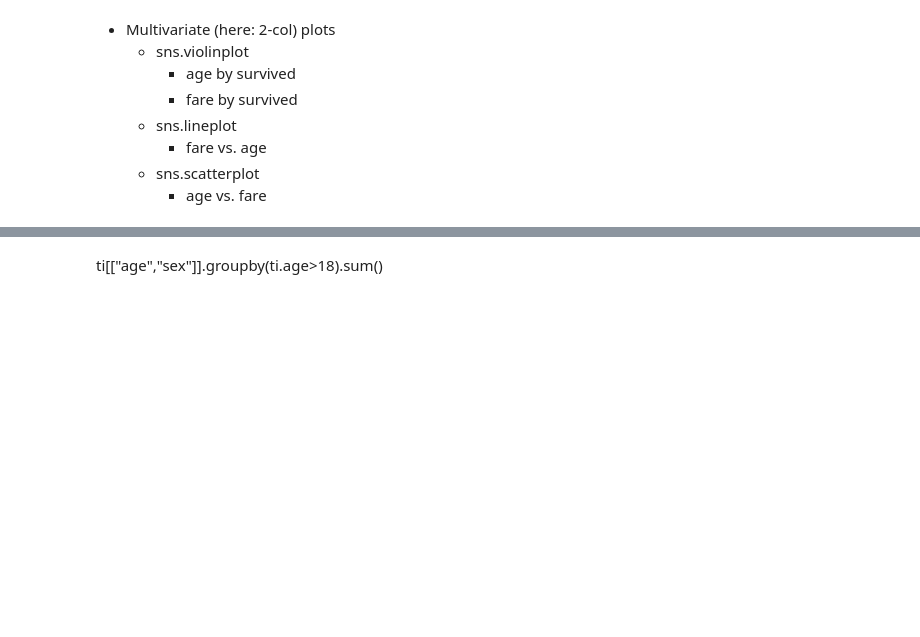
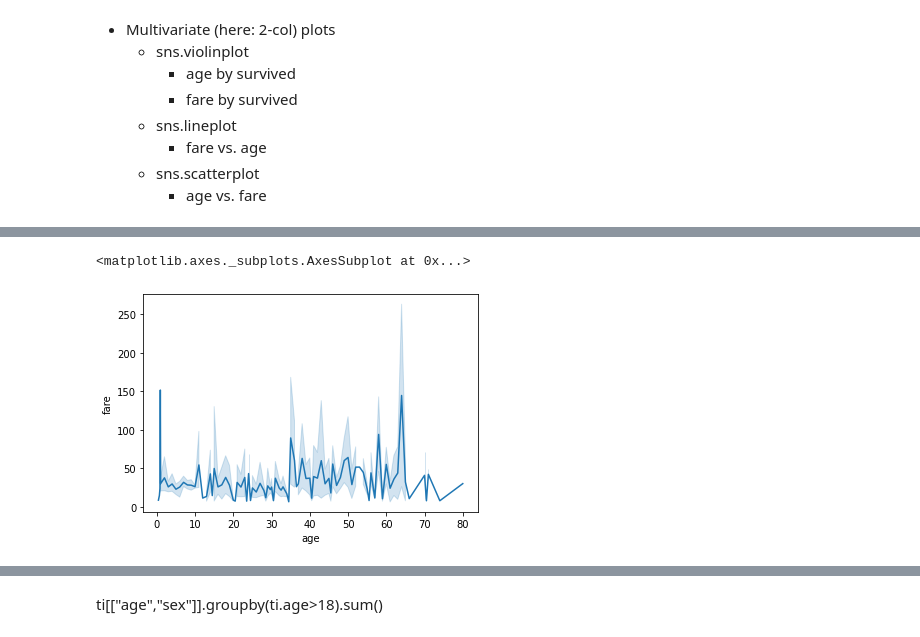
Before and after one commit to Aust0/Data-Analytics-with-Python, a Jupyter notebook: 02_EDA_Visuals.ipynb, the cells around one changed output, grey strips where cells are left out. Cells and saved outputs as stored; diff of their text form; code cells hidden in the pictures; blank space fills up the shorter version.

```diff
--- a/02_EDA_Visuals.ipynb
+++ b/02_EDA_Visuals.ipynb
@@ -219,0 +240,5 @@ sns.distplot(ti.survived, kde=False)
+# %%
+sns.lineplot(ti.age, ti.fare)
+# %% [output]
+<matplotlib.axes._subplots.AxesSubplot at 0x...>
+[figure, added]
```
Also changed, not shown: parts of 5 cells of this notebook.
